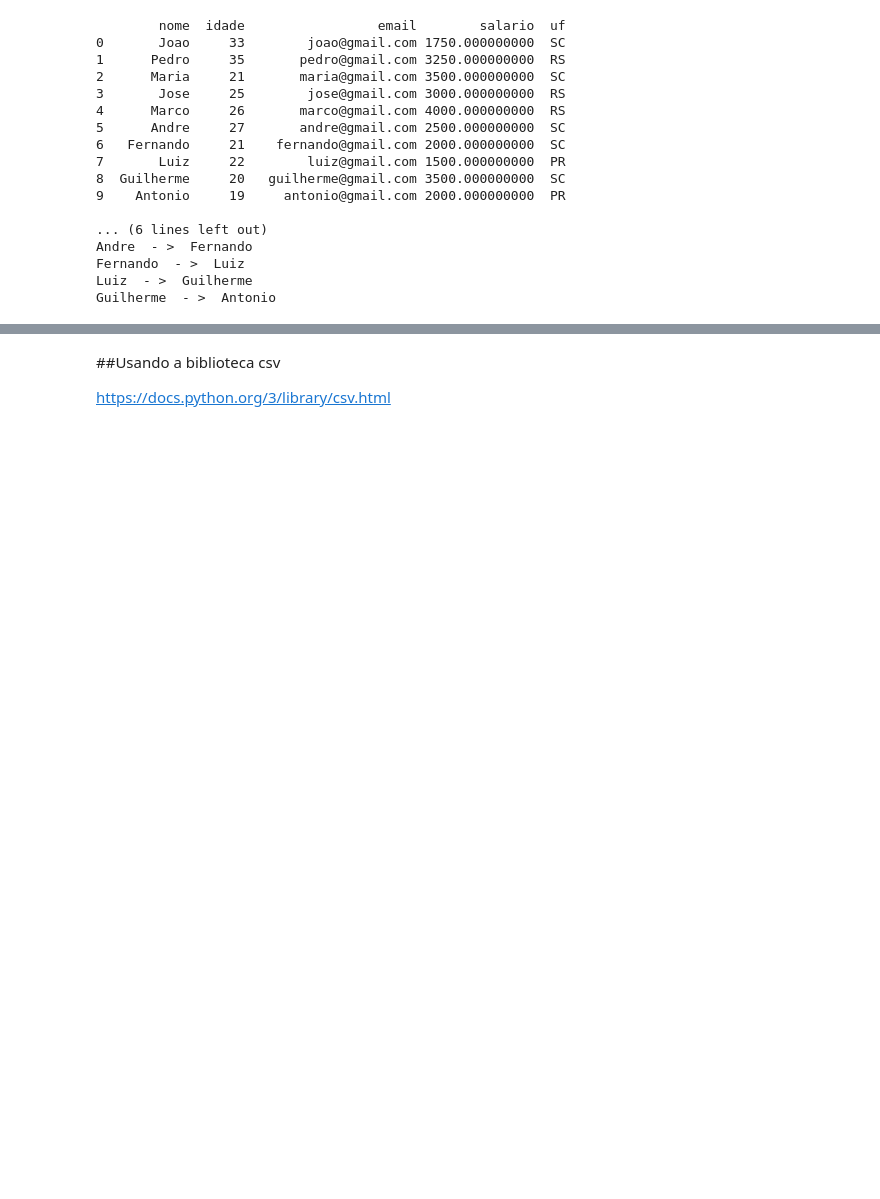
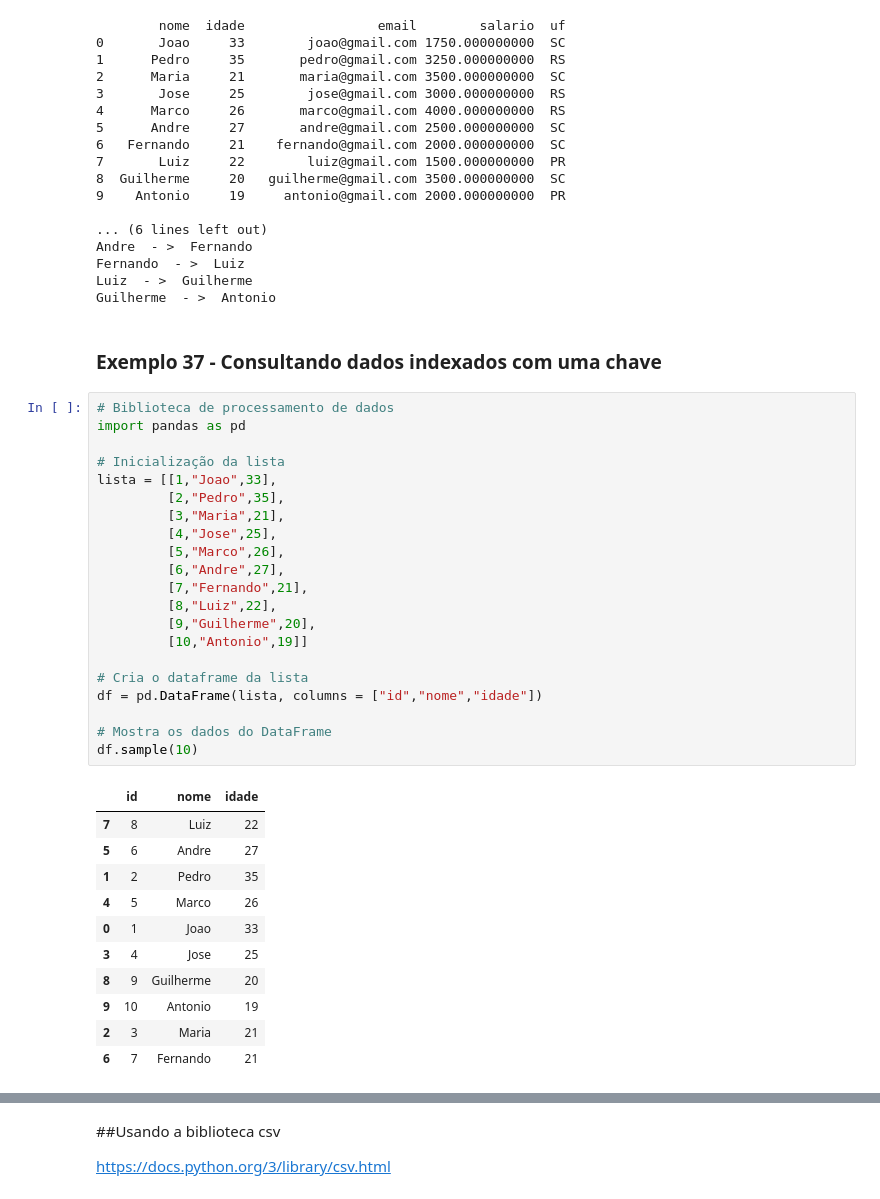
Before and after one commit to osmarbraz/exemplos_python, a Jupyter notebook: ExemplosPythonPandas.ipynb, the cells around one changed output, grey strips where cells are left out. Drawn from its saved outputs; the diff is of its cells as text; blank space fills up the shorter version.

```diff
--- a/ExemplosPythonPandas.ipynb
+++ b/ExemplosPythonPandas.ipynb
@@ -1683,3 +1683,38 @@ Andre  - >  Fernando
 Fernando  - >  Luiz
 Luiz  - >  Guilherme
 Guilherme  - >  Antonio
+# %% [markdown]
+### Exemplo 37 - Consultando dados indexados com uma chave
+# %%
+# Biblioteca de processamento de dados
+import pandas as pd
+
+# Inicialização da lista
+lista = [[1,"Joao",33],
+         [2,"Pedro",35],
+         [3,"Maria",21],
+         [4,"Jose",25],
+         [5,"Marco",26],
+         [6,"Andre",27],
+         [7,"Fernando",21],
+         [8,"Luiz",22],
+         [9,"Guilherme",20],
+         [10,"Antonio",19]]
+
+# Cria o dataframe da lista
+df = pd.DataFrame(lista, columns = ["id","nome","idade"])
+
+# Mostra os dados do DataFrame
+df.sample(10)
+# %% [output]
+|  | id | nome | idade |
+| 7 | 8 | Luiz | 22 |
+| 5 | 6 | Andre | 27 |
+| 1 | 2 | Pedro | 35 |
+| 4 | 5 | Marco | 26 |
+| 0 | 1 | Joao | 33 |
+| 3 | 4 | Jose | 25 |
+| 8 | 9 | Guilherme | 20 |
+| 9 | 10 | Antonio | 19 |
+| 2 | 3 | Maria | 21 |
+| 6 | 7 | Fernando | 21 |
```
Also changed, not shown: parts of 11 cells of this notebook.
